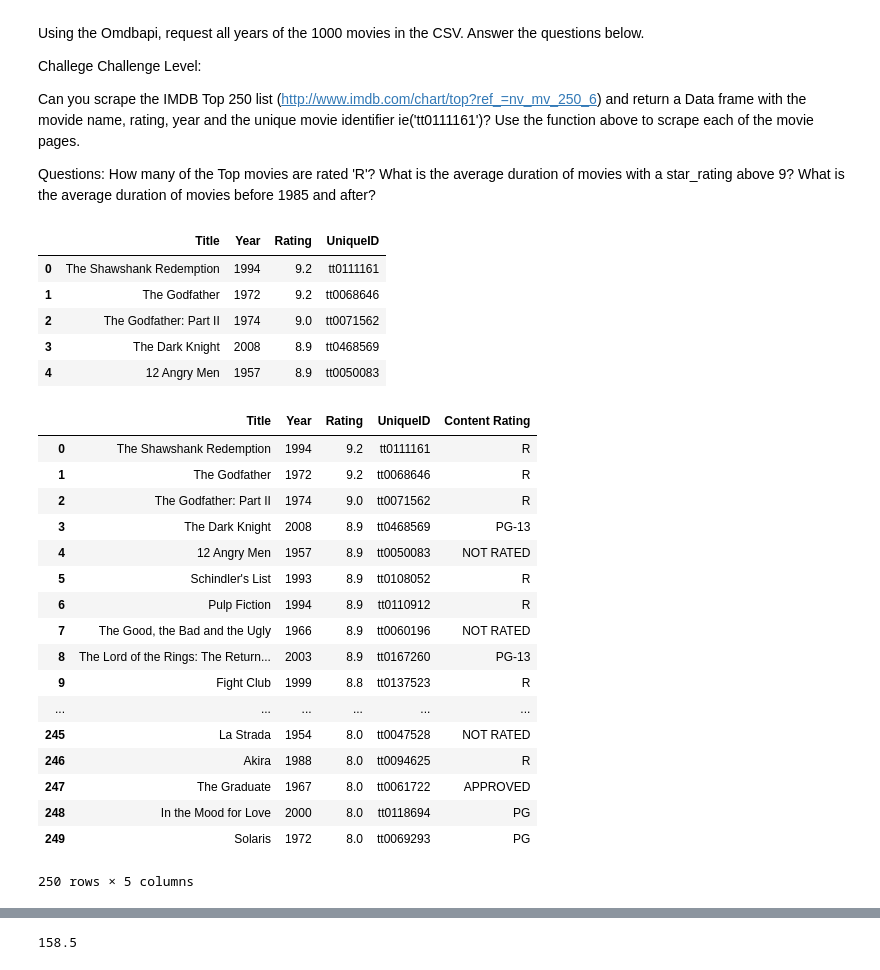
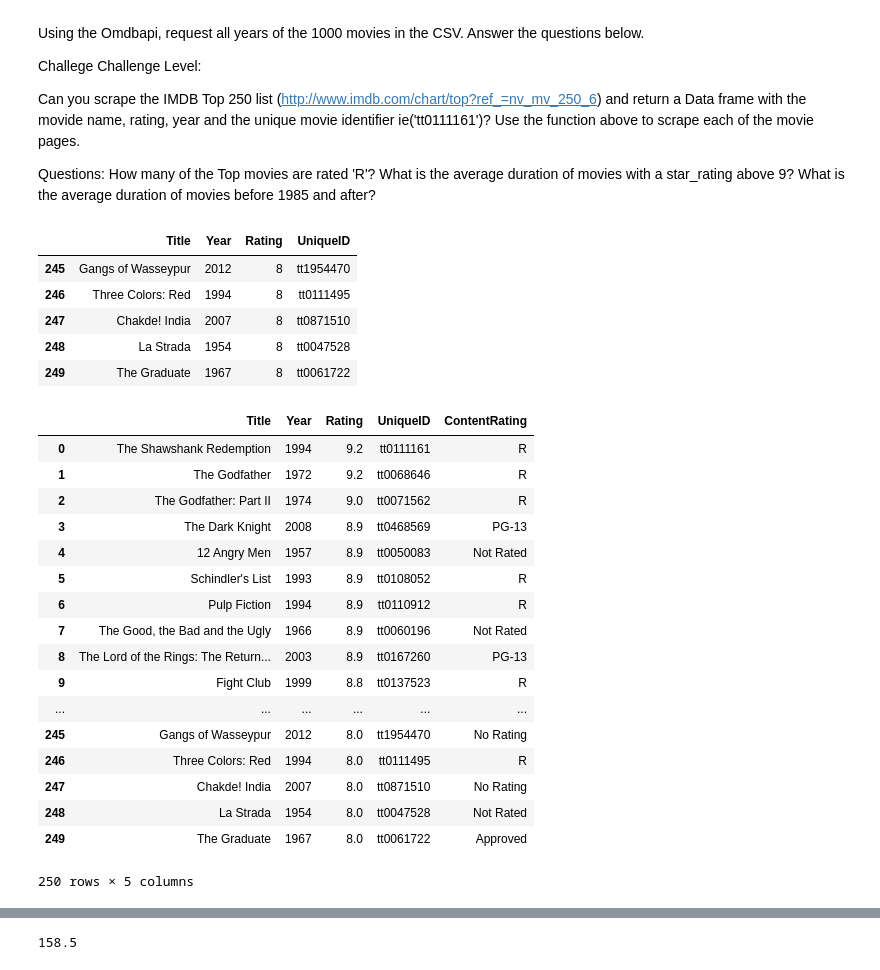
Before and after one commit to octaviaaris/ga_hw, a Jupyter notebook: 06_web_scraping_op.ipynb, the cells around one changed output, grey strips where cells are left out. Cells and saved outputs as stored; diff of their text form; code cells hidden in the pictures.

```diff
--- a/06_web_scraping_op.ipynb
+++ b/06_web_scraping_op.ipynb
@@ -249,55 +280,49 @@ How many of the Top movies are rated 'R'?
 What is the average duration of movies with a star_rating above 9?
 What is the average duration of movies before 1985 and after?
 # %%
-# Can you scrape the IMDB Top 250 list (http://www.imdb.com/chart/top?ref_=nv_mv_250_6)
+# Scrape the IMDB Top 250 list (http://www.imdb.com/chart/top?ref_=nv_mv_250_6)
 # and return a Data frame with the movide name, rating, year and the unique movie identifier
-# ie('tt0111161')? Use the function above to scrape each of the movie pages.
+# ie('tt0111161'). Use the function above to scrape each of the movie pages.
 import pandas as pd
 
 r = requests.get('http://www.imdb.com/chart/top?ref_=nv_mv_250_6')
 imdb250 = BeautifulSoup(r.text, 'html.parser')
 
 # prepping list form which to pull title and year
 List = [item.text for item in imdb250.find_all(name='td', attrs={'class':'titleColumn'})]
 newList = [item.split('\n') for item in List]
 
 # title
 titles = [item[2][6:] for item in newList]
 
 # year
 years = [int(item[3][1:5]) for item in newList]
 
 # rating
 ratingList = [item.text for item in imdb250.find_all(name='td', attrs={'class':'ratingColumn imdbRating'})]
 newList2 = [item.split('\n') for item in ratingList]
 ratings = [float(item[1]) for item in newList2]
 
 # unique identifier
 # http://www.crummy.com/software/BeautifulSoup/bs4/doc/
 # imdb250.find_all(name='div', attrs={'class':'wlb_ribbon'})
 
-idList = [item.attrs['data-tconst'] for item in imdb250.find_all(name='div', attrs={'class':'wlb_ribbon'})]
+idList = [str(item.attrs['data-tconst']) for item in imdb250.find_all(name='div', attrs={'class':'wlb_ribbon'})]
 
 
 imdb_top250 = pd.DataFrame()
 imdb_top250['Title']=titles
 imdb_top250['Year']=years
 imdb_top250['Rating']=ratings
 imdb_top250['UniqueID']=idList
-imdb_top250.head(5)
-
-# # read the HTML code for a web page and save as a string
-# with open('../IMDbTop250.html', 'rU') as f:
-#     imdb250 = f.read()
-
-# type(imdb250)
+imdb_top250.tail(5)
 # %% [output]
 |  | Title | Year | Rating | UniqueID |
-| 0 | The Shawshank Redemption | 1994 | 9.2 | tt0111161 |
-| 1 | The Godfather | 1972 | 9.2 | tt0068646 |
-| 2 | The Godfather: Part II | 1974 | 9.0 | tt0071562 |
-| 3 | The Dark Knight | 2008 | 8.9 | tt0468569 |
-| 4 | 12 Angry Men | 1957 | 8.9 | tt0050083 |
+| 245 | Gangs of Wasseypur | 2012 | 8 | tt1954470 |
+| 246 | Three Colors: Red | 1994 | 8 | tt0111495 |
+| 247 | Chakde! India | 2007 | 8 | tt0871510 |
+| 248 | La Strada | 1954 | 8 | tt0047528 |
+| 249 | The Graduate | 1967 | 8 | tt0061722 |
 # %%
 # Questions:
 # How many of the Top movies are rated 'R'?
@@ -309,34 +334,40 @@ imdb_top250.head(5)
 # imdb250.find(name='meta', attrs={'itemprop':'contentRating'}).attrs['content']
 
 def get_movie_rating(UniqueID):
-    r = requests.get('http://www.imdb.com/title/' + str(UniqueID))
+    r = requests.get('http://www.imdb.com/title/' + UniqueID)
     movie = BeautifulSoup(r.text, 'html.parser')
-    return movie.find(name='meta', attrs={'itemprop':'contentRating'}).attrs['content']
+    try:
+        return movie.find(name='meta', attrs={'itemprop':'contentRating'}).text.split('\n')[0]
+    except AttributeError:
+        return 'No Rating'
 
 from time import sleep
+
 contentRating = []
-for ID in imdb_top250.UniqueID:
+for ID in idList:
     contentRating.append(get_movie_rating(ID))
     sleep(3)
 
-imdb_top250['Content Rating']=contentRating
-imdb_top250.head()
+imdb_top250['ContentRating']=contentRating
+imdb_top250
+
+# get_movie_rating(imdb_top250.UniqueID[20])
 # %% [output]
-|  | Title | Year | Rating | UniqueID | Content Rating |
+|  | Title | Year | Rating | UniqueID | ContentRating |
 | 0 | The Shawshank Redemption | 1994 | 9.2 | tt0111161 | R |
 | 1 | The Godfather | 1972 | 9.2 | tt0068646 | R |
 | 2 | The Godfather: Part II | 1974 | 9.0 | tt0071562 | R |
 | 3 | The Dark Knight | 2008 | 8.9 | tt0468569 | PG-13 |
-| 4 | 12 Angry Men | 1957 | 8.9 | tt0050083 | NOT RATED |
+| 4 | 12 Angry Men | 1957 | 8.9 | tt0050083 | Not Rated |
 | 5 | Schindler's List | 1993 | 8.9 | tt0108052 | R |
 | 6 | Pulp Fiction | 1994 | 8.9 | tt0110912 | R |
-| 7 | The Good, the Bad and the Ugly | 1966 | 8.9 | tt0060196 | NOT RATED |
+| 7 | The Good, the Bad and the Ugly | 1966 | 8.9 | tt0060196 | Not Rated |
 | 8 | The Lord of the Rings: The Return... | 2003 | 8.9 | tt0167260 | PG-13 |
 | 9 | Fight Club | 1999 | 8.8 | tt0137523 | R |
 | ... | ... | ... | ... | ... | ... |
-| 245 | La Strada | 1954 | 8.0 | tt0047528 | NOT RATED |
-| 246 | Akira | 1988 | 8.0 | tt0094625 | R |
-| 247 | The Graduate | 1967 | 8.0 | tt0061722 | APPROVED |
-| 248 | In the Mood for Love | 2000 | 8.0 | tt0118694 | PG |
-| 249 | Solaris | 1972 | 8.0 | tt0069293 | PG |
+| 245 | Gangs of Wasseypur | 2012 | 8.0 | tt1954470 | No Rating |
+| 246 | Three Colors: Red | 1994 | 8.0 | tt0111495 | R |
+| 247 | Chakde! India | 2007 | 8.0 | tt0871510 | No Rating |
+| 248 | La Strada | 1954 | 8.0 | tt0047528 | Not Rated |
+| 249 | The Graduate | 1967 | 8.0 | tt0061722 | Approved |
 250 rows × 5 columns
```
Also changed, not shown: parts of 19 cells of this notebook.
